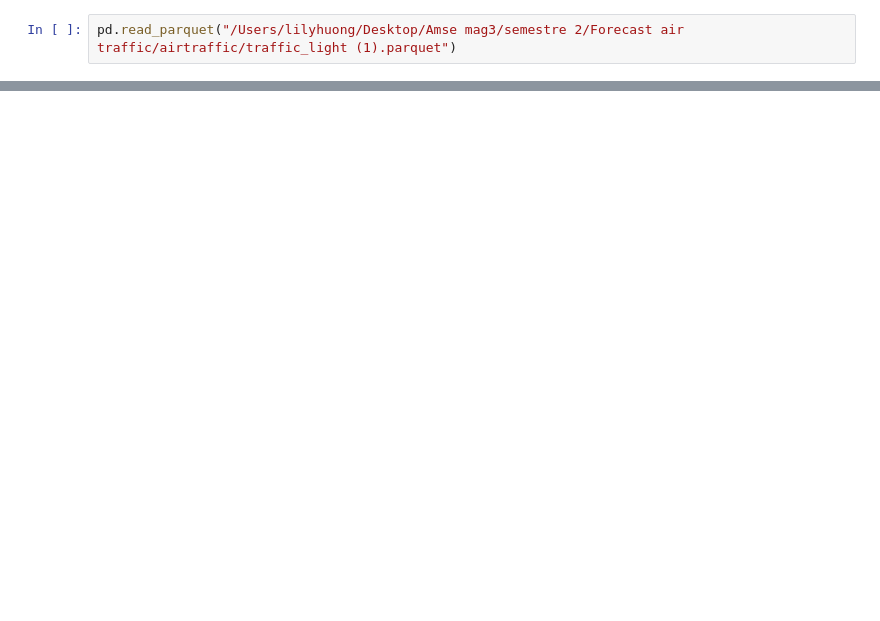
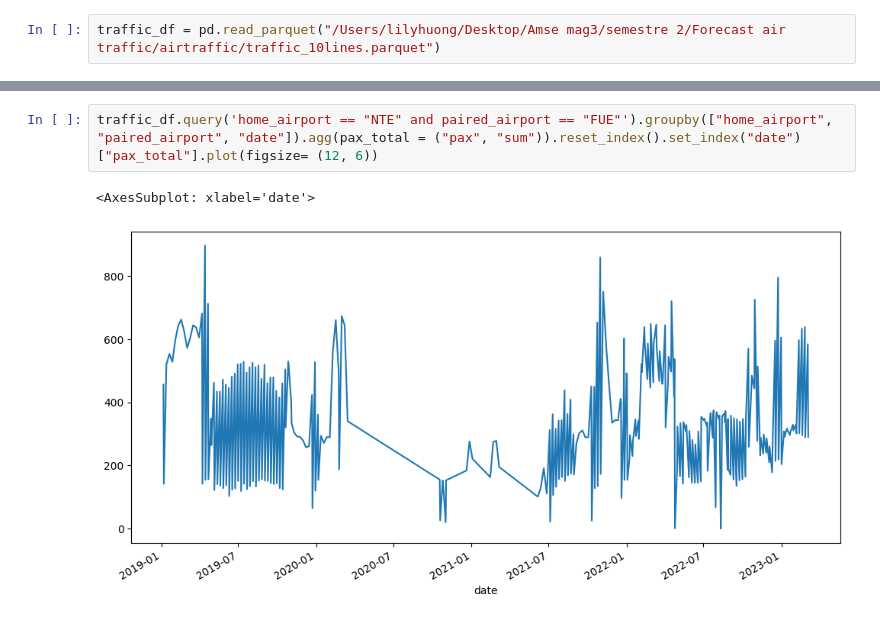
Before and after one commit to lilyhuong/airtraffic, a Jupyter notebook: test.ipynb, the cells around one changed output, grey strips where cells are left out. Cells and saved outputs as stored; diff of their text form; blank space fills up the shorter version.

```diff
--- a/test.ipynb
+++ b/test.ipynb
@@ -3,2 +4,2 @@ import pandas as pd
 # %%
-pd.read_parquet("/Users/lilyhuong/Desktop/Amse mag3/semestre 2/Forecast air traffic/airtraffic/traffic_light (1).parquet")
+traffic_df = pd.read_parquet("/Users/lilyhuong/Desktop/Amse mag3/semestre 2/Forecast air traffic/airtraffic/traffic_10lines.parquet")
@@ -22,0 +111,5 @@ NameError: name 'traffic_df' is not defined
+# %%
+traffic_df.query('home_airport == "NTE" and paired_airport == "FUE"').groupby(["home_airport", "paired_airport", "date"]).agg(pax_total = ("pax", "sum")).reset_index().set_index("date")["pax_total"].plot(figsize= (12, 6))
+# %% [output]
+<AxesSubplot: xlabel='date'>
+[figure, added]
```
Also changed, not shown: parts of 27 cells of this notebook, 4 other files.
